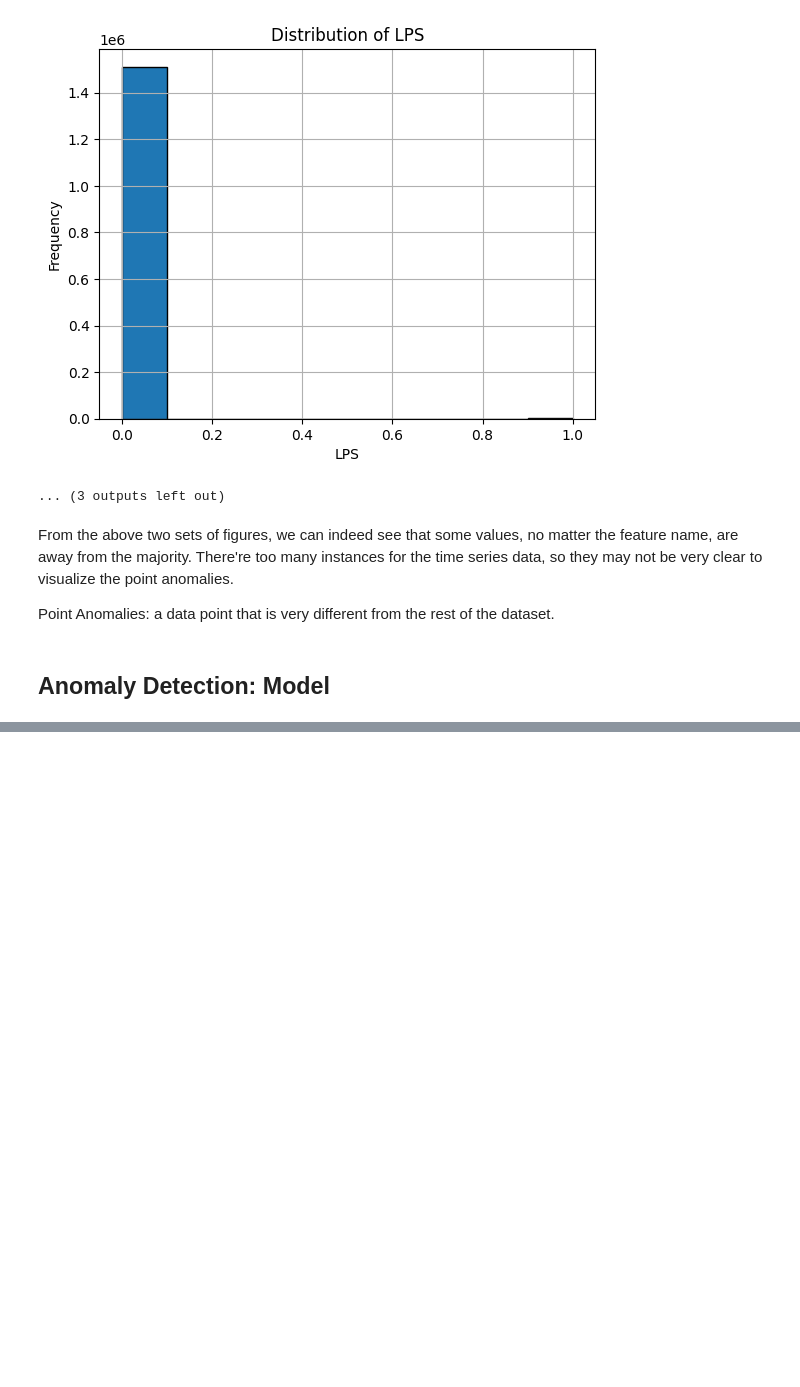
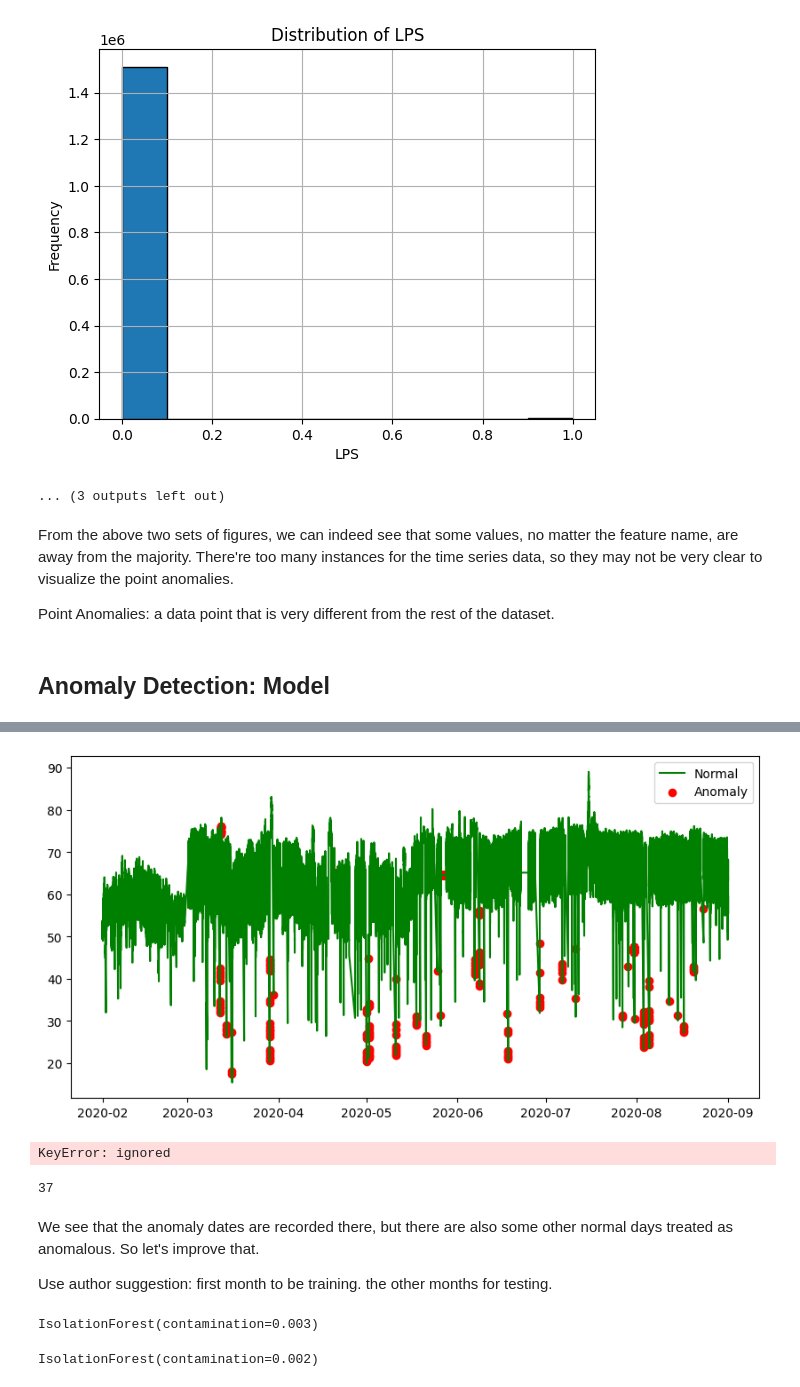
Before and after one commit to WilliamLu1999/Data-ML-Projects, a Jupyter notebook: Unsupervised_Anomaly_Detection_Time_Series_Metro_Predictive_Maintenance.ipynb, the cells around one changed output, grey strips where cells are left out. Saved outputs shown, nothing was run; the diff lists cells and outputs as text; code cells hidden in the pictures; blank space fills up the shorter version.

```diff
--- a/Unsupervised_Anomaly_Detection_Time_Series_Metro_Predictive_Maintenance.ipynb
+++ b/Unsupervised_Anomaly_Detection_Time_Series_Metro_Predictive_Maintenance.ipynb
@@ -200,0 +181,7 @@ Point Anomalies: a data point that is very different from the rest of the datase
+# %%
+# standardize the data
+df_isofo = df[features]
+std_scaler = StandardScaler()
+df_isofo_scaled = std_scaler.fit_transform(df_isofo)
+df_isofo_scaled_df = pd.DataFrame(df_isofo_scaled)
+df_isofo_scaled_df
@@ -200,0 +202,5 @@ Point Anomalies: a data point that is very different from the rest of the datase
+# %%
+# train the isolation forest model
+outlier_fraction = 0.003 # fraction of being anomaly
+isofo = IsolationForest(contamination=outlier_fraction)
+isofo.fit(df_isofo_scaled_df)
@@ -200,0 +209,3 @@ Point Anomalies: a data point that is very different from the rest of the datase
+# %%
+df['anomaly_isofo'] = pd.Series(isofo.predict(df_isofo_scaled_df))
+df
@@ -201,19 +242,46 @@ Point Anomalies: a data point that is very different from the rest of the datase
 # %%
-data = df[['price_usd', 'srch_booking_window', 'srch_saturday_night_bool']]
-scaler = StandardScaler()
-np_scaled = scaler.fit_transform(data)
-data = pd.DataFrame(np_scaled)
-# train isolation forest
-model =  IsolationForest(contamination=outliers_fraction)
-model.fit(data)
-df['anomaly2'] = pd.Series(model.predict(data))
+fig, ax = plt.subplots(figsize = (10, 5))
 
-# visualization
-fig, ax = plt.subplots(figsize=(10,6))
+a = df.loc[df['anomaly_isofo'] == -1, ['timestamp', 'Oil_temperature']]
 
-a = df.loc[df['anomaly2'] == -1, ['date_time_int', 'price_usd']] #anomaly
+ax.plot(df['timestamp'], df['Oil_temperature'],
+        color = 'green', label = 'Normal')
 
-ax.plot(df['date_time_int'], df['price_usd'], color='blue', label = 'Normal')
-ax.scatter(a['date_time_int'],a['price_usd'], color='red', label = 'Anomaly')
+ax.scatter(a['timestamp'], a['Oil_temperature'],
+           color = 'red', label = 'Anomaly')
+
 plt.legend()
-plt.show();
+plt.show()
+# %% [output]
+[figure, added]
+# %%
+temp = df.loc[df['anomaly_isofo']==-1]
+empty_date = []
+for d in temp['timestamp']:
+  d = str(d)
+  if d[0:10] not in empty_date:
+    empty_date.append(d[0:10])
+empty_date
+# %% [output]
+KeyError: ignored
+# %%
+len(empty_date)
+# %% [output]
+37
+# %% [markdown]
+We see that the anomaly dates are recorded there, but there are also some other normal days treated as anomalous. So let's improve that.
+
+Use author suggestion: first month to be training. the other months for testing.
+# %%
+df.drop(columns=['anomaly_isofo'],inplace=True)
+train = df.loc[df['timestamp']<'2020-03-01']
+test = df.loc[df['timestamp']>='2020-03-01']
+train_scaled = std_scaler.fit_transform(train[features])
+test_scaled = std_scaler.fit_transform(test[features])
+# %% [output]
+IsolationForest(contamination=0.003)
+# %%
+isofo2 = IsolationForest(contamination=0.002)
+isofo2.fit(train_scaled)
+# %% [output]
+IsolationForest(contamination=0.002)
```
Also changed, not shown: parts of 21 cells of this notebook.
